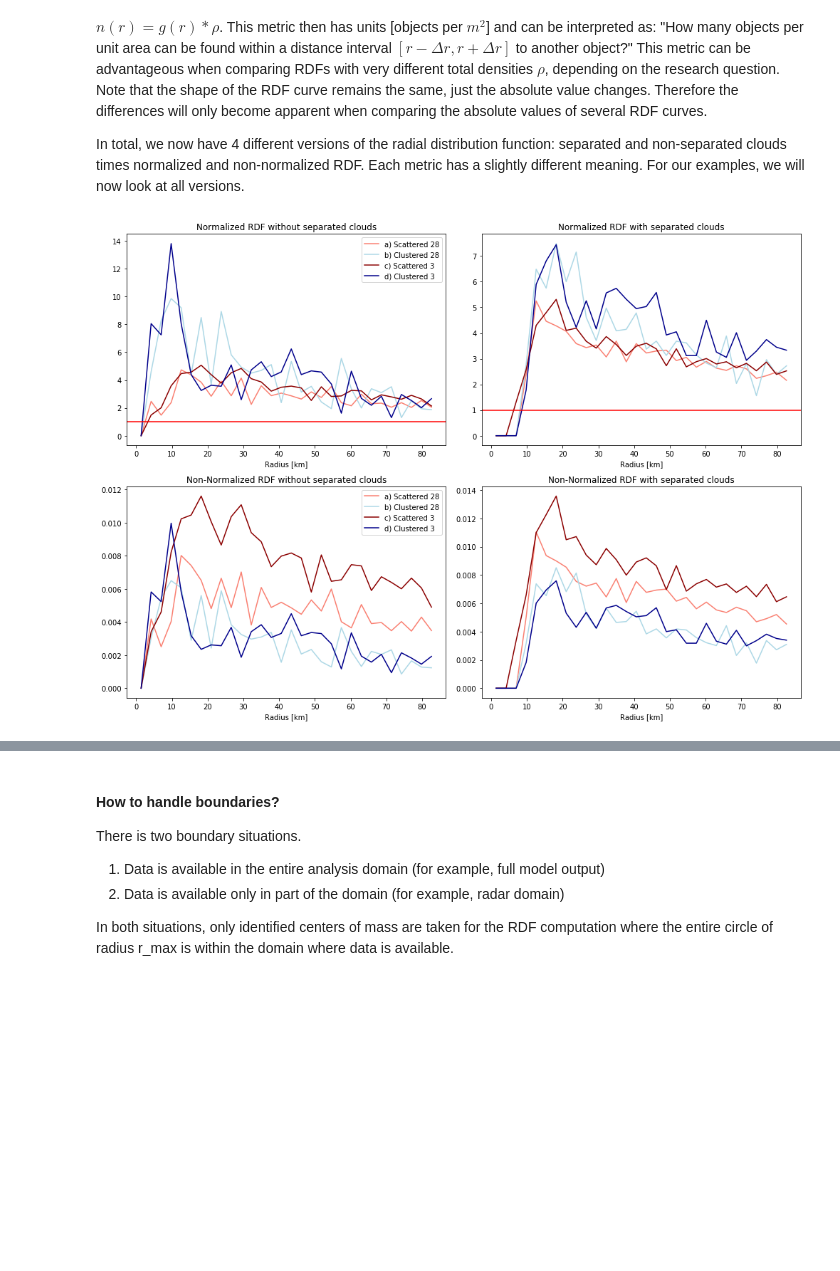
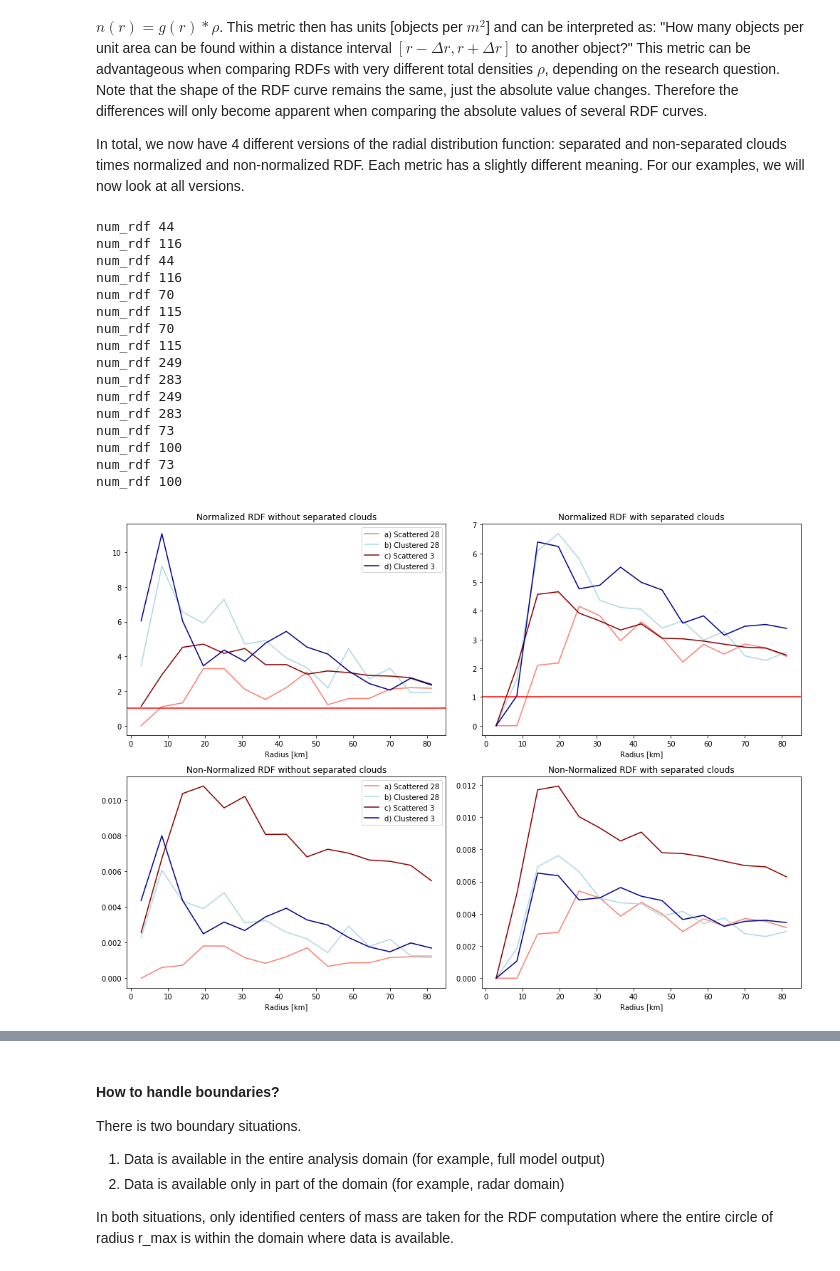
Before and after one commit to raspstephan/convective_variability_analysis, a Jupyter notebook: jupyter_notebooks/clustering_rdf.ipynb, the cells around one changed output, grey strips where cells are left out. Saved outputs shown, nothing was run; the diff lists cells and outputs as text; code cells hidden in the pictures; blank space fills up the shorter version.

```diff
--- a/jupyter_notebooks/clustering_rdf.ipynb
+++ b/jupyter_notebooks/clustering_rdf.ipynb
@@ -27,8 +35,8 @@ from cosmo_utils.pyncdf import getfobj_ncdf   # This is a module developed speci
 
 # Pick 4 examples
 plims = (50, -51, 50, -51)   # Limits for plotting area
-dates = ['2016052800', '2016052800', '2016060300', '2016060300']
-times = [15, 20, 13, 21]
+dates = ['2016053000', '2016052800', '2016060300', '2016060300']
+times = [1, 20, 13, 21]
 tags = ['a) Scattered 28', 'b) Clustered 28', 'c) Scattered 3', 'd) Clustered 3']
 fig, axmat = plt.subplots(2, 2, figsize = (13, 10))
 cm_prec = plt.cm.cool
@@ -120,43 +128,61 @@ sys.path.append('../python_scripts')
 from helpers import calc_rdf, pair_correlation_2d
 
 r_max = 30   # In grid points
-dr = 1       # Also in grid points
+dr = 2       # Also in grid points
 
 fig, axmat = plt.subplots(2, 2, figsize=(14, 10))
 colors = ['salmon', 'lightblue', 'darkred', 'darkblue']
+rdf_list = []   # Save for next step
 for labels, labels_sep, pr, tag, c in zip(labels_list, labels_sep_list, prec_fields, tags, colors):
     rdf, radii = calc_rdf(labels, pr, normalize=True, dx=2.8e3, r_max=r_max, dr=dr)
+    rdf_list.append(rdf)
     axmat[0, 0].plot(radii / 1000., rdf, label=tag, c=c)
 
     rdf, radii = calc_rdf(labels_sep, pr, normalize=True, dx=2.8e3, r_max=r_max, dr=dr)
     axmat[0, 1].plot(radii / 1000., rdf, c=c)
 
     rdf, radii = calc_rdf(labels, pr, normalize=False, dx=2.8e3, r_max=r_max, dr=dr)
     axmat[1, 0].plot(radii / 1000., rdf, label=tag, c=c)
 
     rdf, radii = calc_rdf(labels_sep, pr, normalize=False, dx=2.8e3, r_max=r_max, dr=dr)
     axmat[1, 1].plot(radii / 1000., rdf, c=c)
 
 
 axmat[0, 0].set_title('Normalized RDF without separated clouds')
 axmat[0, 0].set_xlabel('Radius [km]')
 axmat[0, 0].axhline(1, c='r')
 axmat[0, 0].legend()
 
 axmat[0, 1].set_title('Normalized RDF with separated clouds')
 axmat[0, 1].set_xlabel('Radius [km]')
 axmat[0, 1].axhline(1, c='r')
 
 axmat[1, 0].set_title('Non-Normalized RDF without separated clouds')
 axmat[1, 0].set_xlabel('Radius [km]')
 axmat[1, 0].legend()
 
 axmat[1, 1].set_title('Non-Normalized RDF with separated clouds')
 axmat[1, 1].set_xlabel('Radius [km]')
 
 plt.tight_layout()
 # %% [output]
+num_rdf 44
+num_rdf 116
+num_rdf 44
+num_rdf 116
+num_rdf 70
+num_rdf 115
+num_rdf 70
+num_rdf 115
+num_rdf 249
+num_rdf 283
+num_rdf 249
+num_rdf 283
+num_rdf 73
+num_rdf 100
+num_rdf 73
+num_rdf 100
-[figure, old version]
+[figure, new version]
 # %% [markdown]
 We see that all four versions show different results. Therefore, some interpretation is needed. From our visual interpretation of the four scenes, we identified two scattered and two clustered situations. In the plots above, only the normalized versions show higher values for the clustered scenes. The non-normalized versions have similar or higher values for the scattered scenes.
 
```
Also changed, not shown: parts of 7 cells of this notebook, 2 other files.
